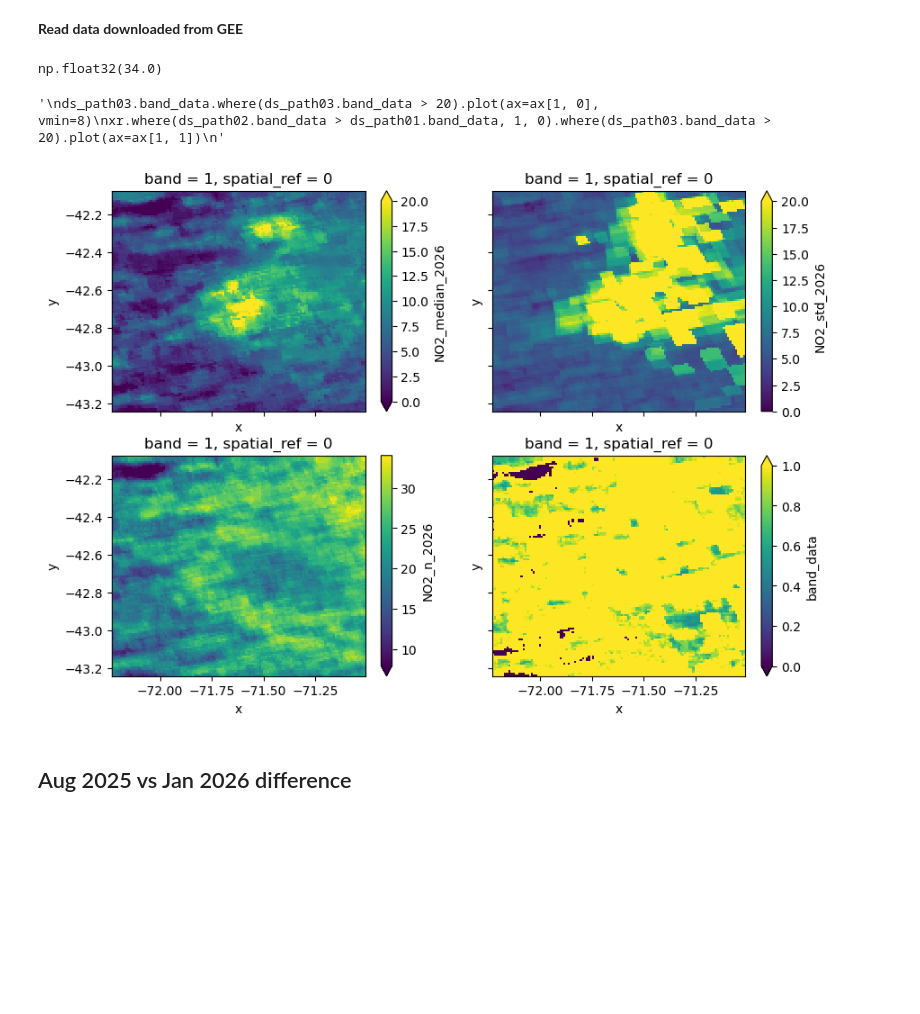
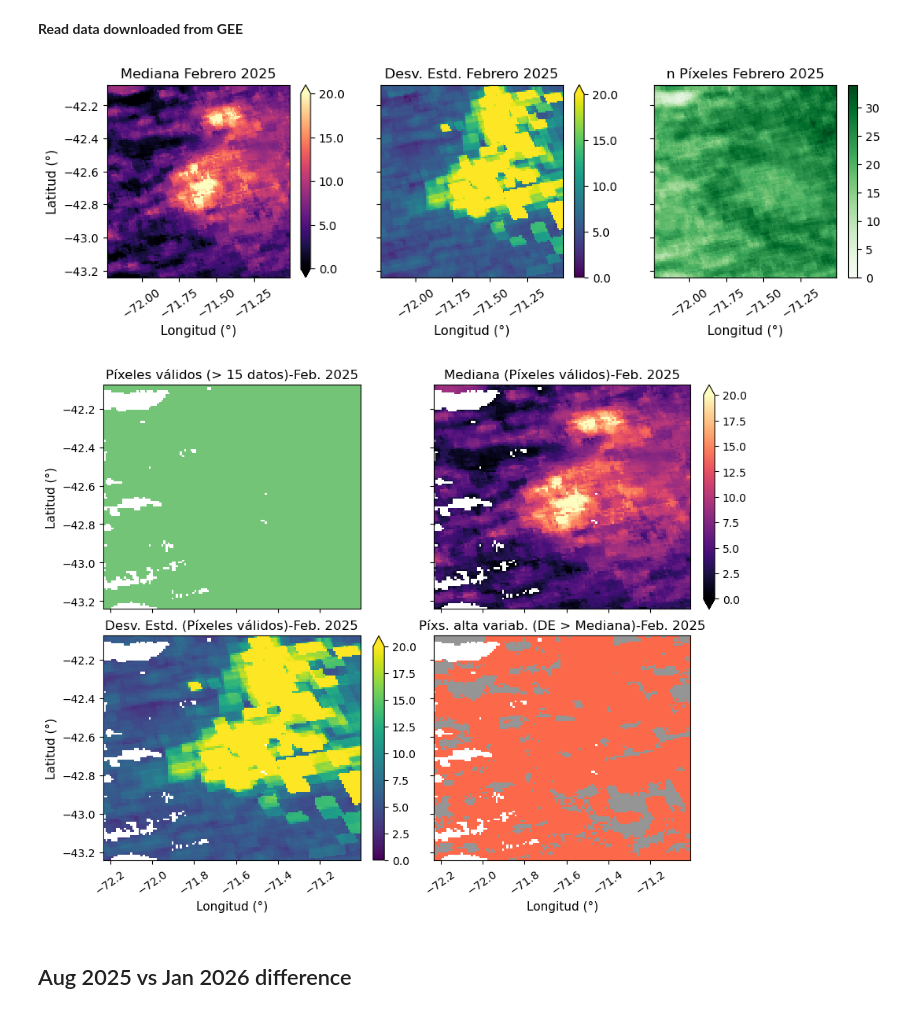
Before and after one commit to francobarrionuevoenv21/MAIE_devs_pub, a Jupyter notebook: Teledt_ambiental/TP5_NO2/TP5_NO2gee.ipynb, the cells around one changed output. Cells and saved outputs as stored; diff of their text form; code cells hidden in the pictures; blank space fills up the shorter version.

```diff
--- a/Teledt_ambiental/TP5_NO2/TP5_NO2gee.ipynb
+++ b/Teledt_ambiental/TP5_NO2/TP5_NO2gee.ipynb
@@ -108,28 +111,73 @@ ds_path05 = xr.open_dataset(band_path05, engine="rasterio", masked=True)
 band_path06 = 'data_gee/NO2tropN_0126_float_study_area.tif'
 ds_path06 = xr.open_dataset(band_path06, engine="rasterio", masked=True)
 # %%
-fig, ax = plt.subplots(2, 2, figsize=(10, 7), sharey=True, sharex=True)
+fig, ax = plt.subplots(1, 3, figsize=(12, 3), sharey=True)
+
+ds_path04.band_data.plot(ax=ax[0], vmin=0, vmax=20, cmap='magma',
+    cbar_kwargs={"label": None, "format": '%.1f'})
+ax[0].set_title('Mediana Febrero 2025')
+ax[0].set_ylabel('Latitud (°)', size=11)
+ax[0].set_xlabel('Longitud (°)', size=11)
+ax[0].tick_params(axis='x', labelrotation=35)
+ds_path05.band_data.plot(ax=ax[1], vmin=0, vmax=20, cmap='viridis',
+    cbar_kwargs={"label": None, "format": '%.1f'})
+ax[1].set_title('Desv. Estd. Febrero 2025')
+ax[1].set_ylabel(None)
+ax[1].set_xlabel('Longitud (°)', size=11)
+ax[1].tick_params(axis='x', labelrotation=35)
+ds_path06.band_data.plot(ax=ax[2], vmin=0, cmap='Greens', cbar_kwargs={"label": None})
+ax[2].set_title('n Píxeles Febrero 2025')
+ax[2].set_ylabel(None)
+ax[2].set_xlabel('Longitud (°)', size=11)
+ax[2].tick_params(axis='x', labelrotation=35)
 # %% [output]
-np.float32(34.0)
+[figure, added]
 # %%
-fig, ax = plt.subplots(2, 2, figsize=(10, 7), sharey=True, sharex=True)
+# Set the figure and subplots
+fig, ax = plt.subplots(2, 2, figsize=(9, 7),
+    sharey=True, sharex=True,
+    constrained_layout=True)
 
+# Define a mask
+mask_02 = ds_path06.band_data > 15 # n count pixels greater than 15 (from 30)
 
-ds_path04.band_data.plot(ax=ax[0, 0], vmin=0, vmax=20)
-ds_path05.band_data.plot(ax=ax[0, 1], vmin=0, vmax=20)
-ds_path06.band_data.plot(ax=ax[1, 0], vmin=8)
-#xr.where(ds_path05.band_data/ds_path04.band_data>0.5, 1, 0).where(ds_path06.band_data > 20).plot(ax=ax[1, 1])
-(ds_path05.band_data/ds_path04.band_data).plot(ax=ax[1, 1], vmin=0, vmax=1)
+## Pixels with > 15 valid data
+n_val_02 = xr.where(mask_02, 1, 0).where(mask_02)
+n_val_02.plot(ax=ax[0, 0], add_colorbar=False, cmap='Greens')
+ax[0, 0].set_title('Píxeles válidos (> 15 datos)-Feb. 2025')
+ax[0, 0].set_ylabel('Latitud (°)', size=11)
+ax[0, 0].set_xlabel(None)
 
+## Median values for valid pixels
+med_val_02 = ds_path04.band_data.where(mask_02)
+med_val_02.plot(ax=ax[0, 1], cmap='magma', vmin=0, vmax=20,
+    cbar_kwargs={"label": None, "format": '%.1f'})
+ax[0, 1].set_title('Mediana (Píxeles válidos)-Feb. 2025')
+ax[0, 1].set_ylabel(None)
+ax[0, 1].set_xlabel(None)
 
-'''
-ds_path03.band_data.where(ds_path03.band_data > 20).plot(ax=ax[1, 0], vmin=8)
-xr.where(ds_path02.band_data > ds_path01.band_data, 1, 0).where(ds_path03.band_data > 20).plot(ax=ax[1, 1])
-'''
-#(ds_path06.band_data).plot(ax=ax[1, 0], vmin=8)
+##-
+std_val_02 = ds_path05.band_data.where(mask_02)
+std_val_02.plot(ax=ax[1, 0], cmap='viridis', vmin=0, vmax=20,
+    cbar_kwargs={"label": None, "format": '%.1f'})
+ax[1, 0].set_title('Desv. Estd. (Píxeles válidos)-Feb. 2025')
+ax[1, 0].set_ylabel('Latitud (°)', size=11)
+ax[1, 0].set_xlabel('Longitud (°)', size=11)
+ax[1, 0].tick_params(axis='x', labelrotation=35)
+##-
+stdMed_val_02 = xr.where(std_val_02>med_val_02, 1, np.nan)
+n_val_02.plot(ax=ax[1, 1], add_colorbar=False, cmap='Grays') # add background layer for pixels with std < median
+stdMed_val_02.plot(ax=ax[1, 1], add_colorbar=False, cmap='Reds')
+ax[1, 1].set_title('Píxs. alta variab. (DE > Mediana)-Feb. 2025')
+ax[1, 1].set_ylabel(None)
+ax[1, 1].set_xlabel('Longitud (°)', size=11)
+ax[1, 1].tick_params(axis='x', labelrotation=35)
+
+# NOTA
+# mediana > sd ==> poca variabilidad
+# mediana < sd ==> alta variabilidad
 # %% [output]
-'\nds_path03.band_data.where(ds_path03.band_data > 20).plot(ax=ax[1, 0], vmin=8)\nxr.where(ds_path02.band_data > ds_path01.band_data, 1, 0).where(ds_path03.band_data > 20).plot(ax=ax[1, 1])\n'
-[figure, old version]
+[figure, new version]
 # %% [markdown]
 ## Aug 2025 vs Jan 2026 difference
 # %%
```
Also changed, not shown: parts of 3 cells of this notebook, 41 other files.
